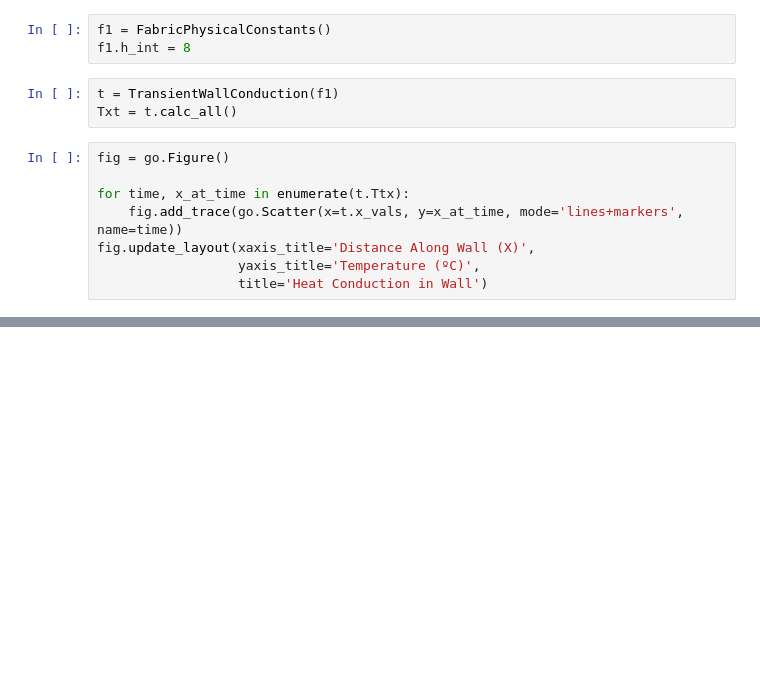
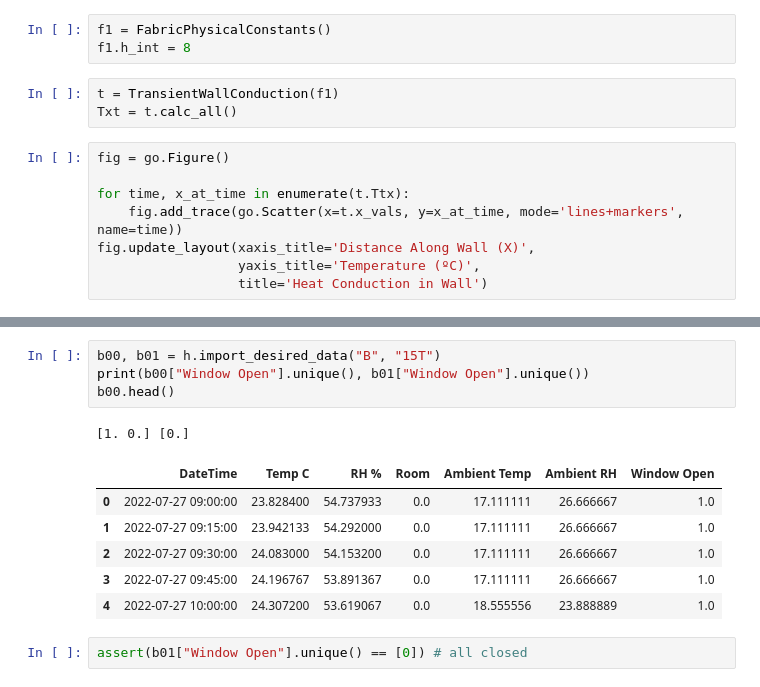
Before and after one commit to juliet29/windows, a Jupyter notebook: analysis/btm_notebooks/230803_wall_model.ipynb, the cells around one changed output, grey strips where cells are left out. Cells and saved outputs as stored; diff of their text form; blank space fills up the shorter version.

```diff
--- a/analysis/btm_notebooks/230803_wall_model.ipynb
+++ b/analysis/btm_notebooks/230803_wall_model.ipynb
@@ -96,0 +155,14 @@ fig.update_layout(xaxis_title='Distance Along Wall (X)',
+# %%
+b00, b01 = h.import_desired_data("B", "15T")
+print(b00["Window Open"].unique(), b01["Window Open"].unique())
+b00.head()
+# %% [output]
+[1. 0.] [0.]
+|  | DateTime | Temp C | RH % | Room | Ambient Temp | Ambient RH | Window Open |
+| 0 | 2022-07-27 09:00:00 | 23.828400 | 54.737933 | 0.0 | 17.111111 | 26.666667 | 1.0 |
+| 1 | 2022-07-27 09:15:00 | 23.942133 | 54.292000 | 0.0 | 17.111111 | 26.666667 | 1.0 |
+| 2 | 2022-07-27 09:30:00 | 24.083000 | 54.153200 | 0.0 | 17.111111 | 26.666667 | 1.0 |
+| 3 | 2022-07-27 09:45:00 | 24.196767 | 53.891367 | 0.0 | 17.111111 | 26.666667 | 1.0 |
+| 4 | 2022-07-27 10:00:00 | 24.307200 | 53.619067 | 0.0 | 18.555556 | 23.888889 | 1.0 |
+# %%
+assert(b01["Window Open"].unique() == [0]) # all closed
```
Also changed, not shown: parts of 18 cells of this notebook, 3 other files.
